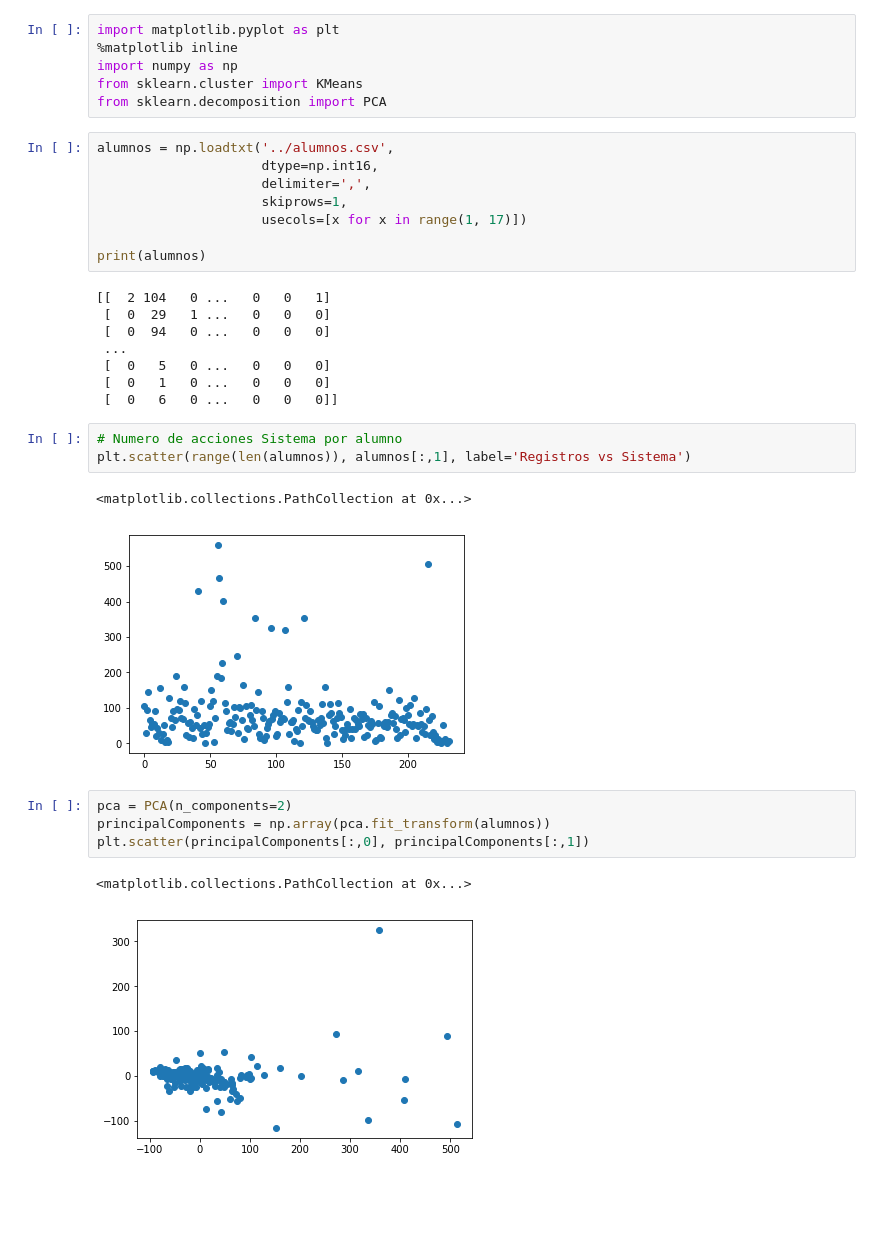
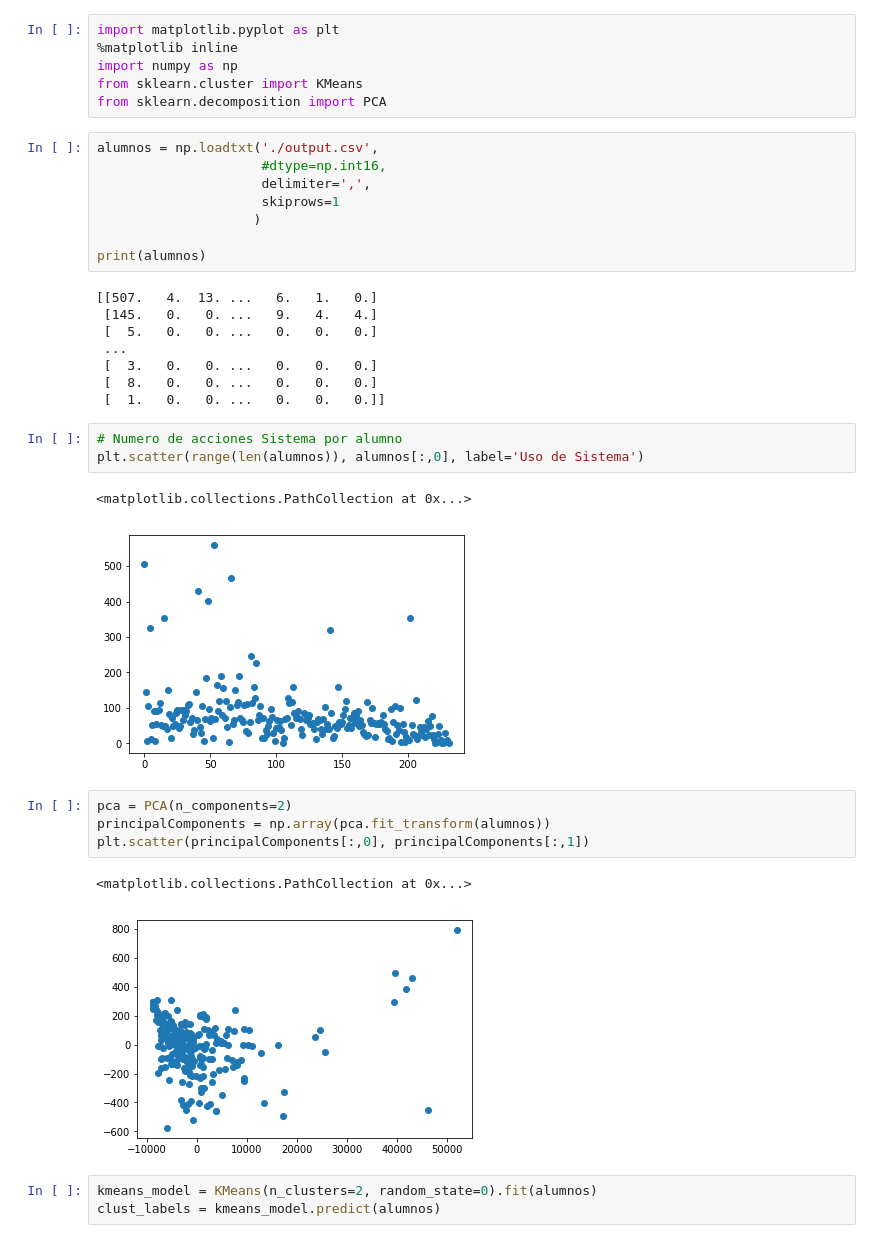
Before and after one commit to mariomeissner/moodle-log-parser, a Jupyter notebook: clustering_alumnos.ipynb, the cells around one changed output. Drawn from its saved outputs; the diff is of its cells as text; blank space fills up the shorter version.

Commit message:
Do some more clustering

```diff
--- a/clustering_alumnos.ipynb
+++ b/clustering_alumnos.ipynb
@@ -5,31 +5,34 @@ import numpy as np
 from sklearn.cluster import KMeans
 from sklearn.decomposition import PCA
 # %%
-alumnos = np.loadtxt('../alumnos.csv',
-                     dtype=np.int16,
+alumnos = np.loadtxt('./output.csv',
+                     #dtype=np.int16,
                      delimiter=',',
-                     skiprows=1,
-                     usecols=[x for x in range(1, 17)])
+                     skiprows=1
+                    )
 
 print(alumnos)
 # %% [output]
-[[  2 104   0 ...   0   0   1]
- [  0  29   1 ...   0   0   0]
- [  0  94   0 ...   0   0   0]
+[[507.   4.  13. ...   6.   1.   0.]
+ [145.   0.   0. ...   9.   4.   4.]
+ [  5.   0.   0. ...   0.   0.   0.]
  ...
- [  0   5   0 ...   0   0   0]
- [  0   1   0 ...   0   0   0]
- [  0   6   0 ...   0   0   0]]
+ [  3.   0.   0. ...   0.   0.   0.]
+ [  8.   0.   0. ...   0.   0.   0.]
+ [  1.   0.   0. ...   0.   0.   0.]]
 # %%
 # Numero de acciones Sistema por alumno
-plt.scatter(range(len(alumnos)), alumnos[:,1], label='Registros vs Sistema')
+plt.scatter(range(len(alumnos)), alumnos[:,0], label='Uso de Sistema')
 # %% [output]
 <matplotlib.collections.PathCollection at 0x...>
-[figure, old version]
+[figure, new version]
 # %%
 pca = PCA(n_components=2)
 principalComponents = np.array(pca.fit_transform(alumnos))
 plt.scatter(principalComponents[:,0], principalComponents[:,1])
 # %% [output]
 <matplotlib.collections.PathCollection at 0x...>
-[figure, old version]
+[figure, new version]
+# %%
+kmeans_model = KMeans(n_clusters=2, random_state=0).fit(alumnos)
+clust_labels = kmeans_model.predict(alumnos)
```
Also changed, not shown: parts of 3 cells of this notebook.
